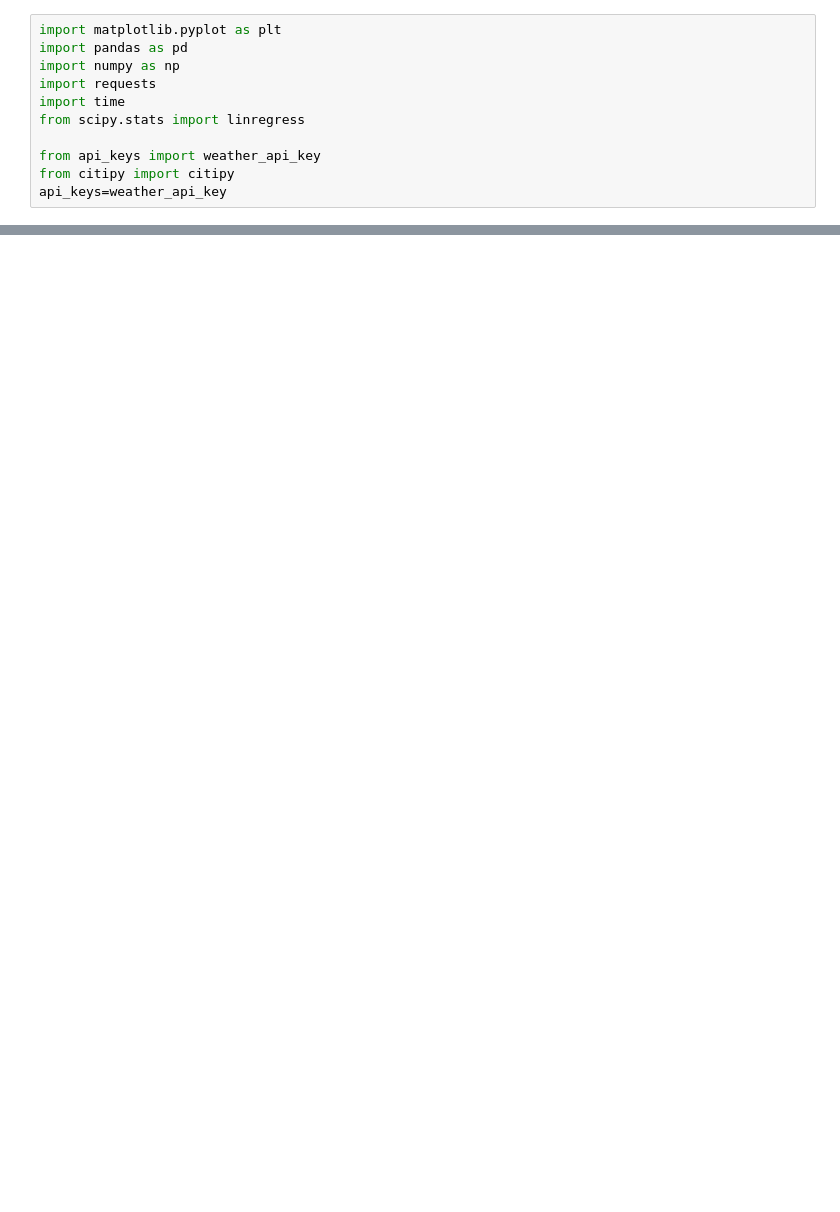
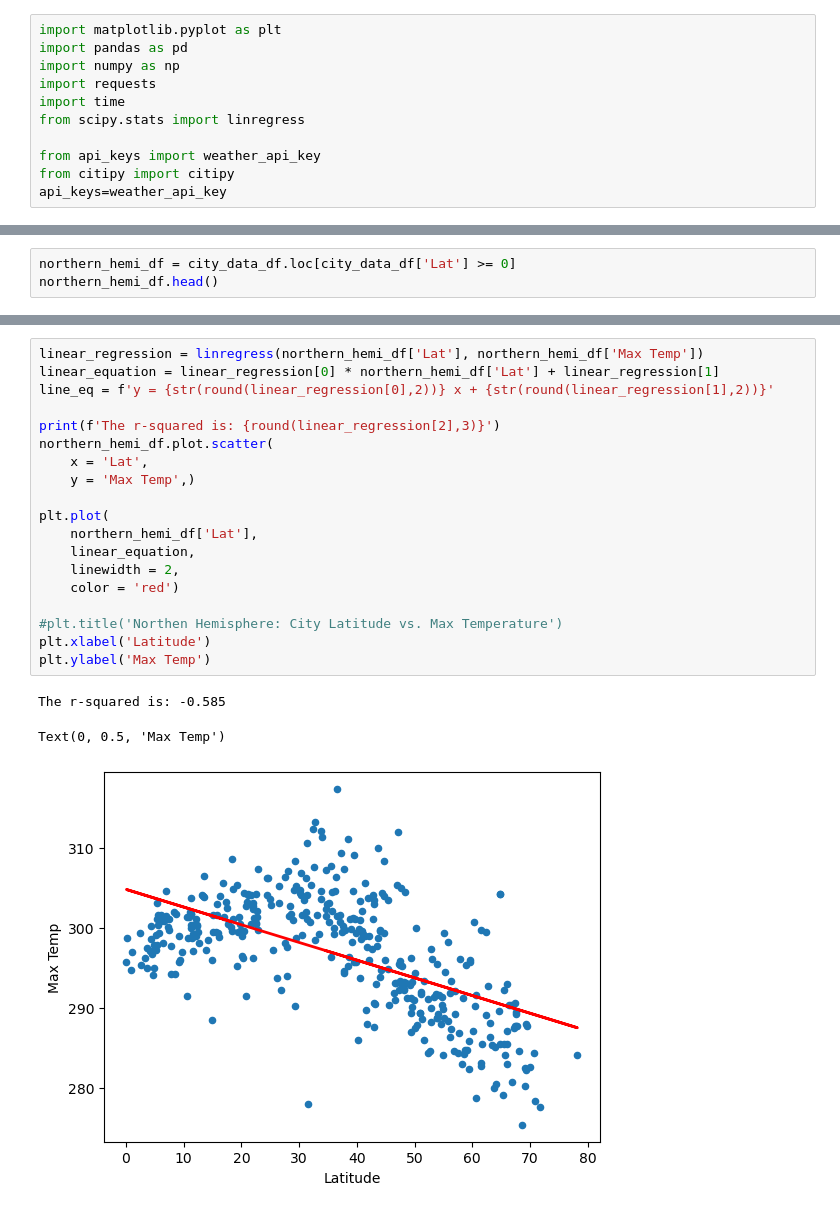
Before and after one commit to agom2429/Python-API-Challenge, a Jupyter notebook: Weatherpy/maineWeather.ipynb, the cells around one changed output, grey strips where cells are left out. Drawn from its saved outputs; the diff is of its cells as text; blank space fills up the shorter version.

```diff
--- a/Weatherpy/maineWeather.ipynb
+++ b/Weatherpy/maineWeather.ipynb
@@ -174,0 +177,3 @@ plt.savefig("Fig4.png")
+# %%
+northern_hemi_df = city_data_df.loc[city_data_df['Lat'] >= 0]
+northern_hemi_df.head()
@@ -174,0 +199,23 @@ plt.savefig("Fig4.png")
+# %%
+linear_regression = linregress(northern_hemi_df['Lat'], northern_hemi_df['Max Temp'])
+linear_equation = linear_regression[0] * northern_hemi_df['Lat'] + linear_regression[1]
+line_eq = f'y = {str(round(linear_regression[0],2))} x + {str(round(linear_regression[1],2))}'
+
+print(f'The r-squared is: {round(linear_regression[2],3)}')
+northern_hemi_df.plot.scatter(
+    x = 'Lat',
+    y = 'Max Temp',)
+
+plt.plot(
+    northern_hemi_df['Lat'],
+    linear_equation,
+    linewidth = 2,
+    color = 'red')
+
+#plt.title('Northen Hemisphere: City Latitude vs. Max Temperature')
+plt.xlabel('Latitude')
+plt.ylabel('Max Temp')
+# %% [output]
+The r-squared is: -0.585
+Text(0, 0.5, 'Max Temp')
+[figure, added]
```
Also changed, not shown: parts of 19 cells of this notebook, 6 other files.
